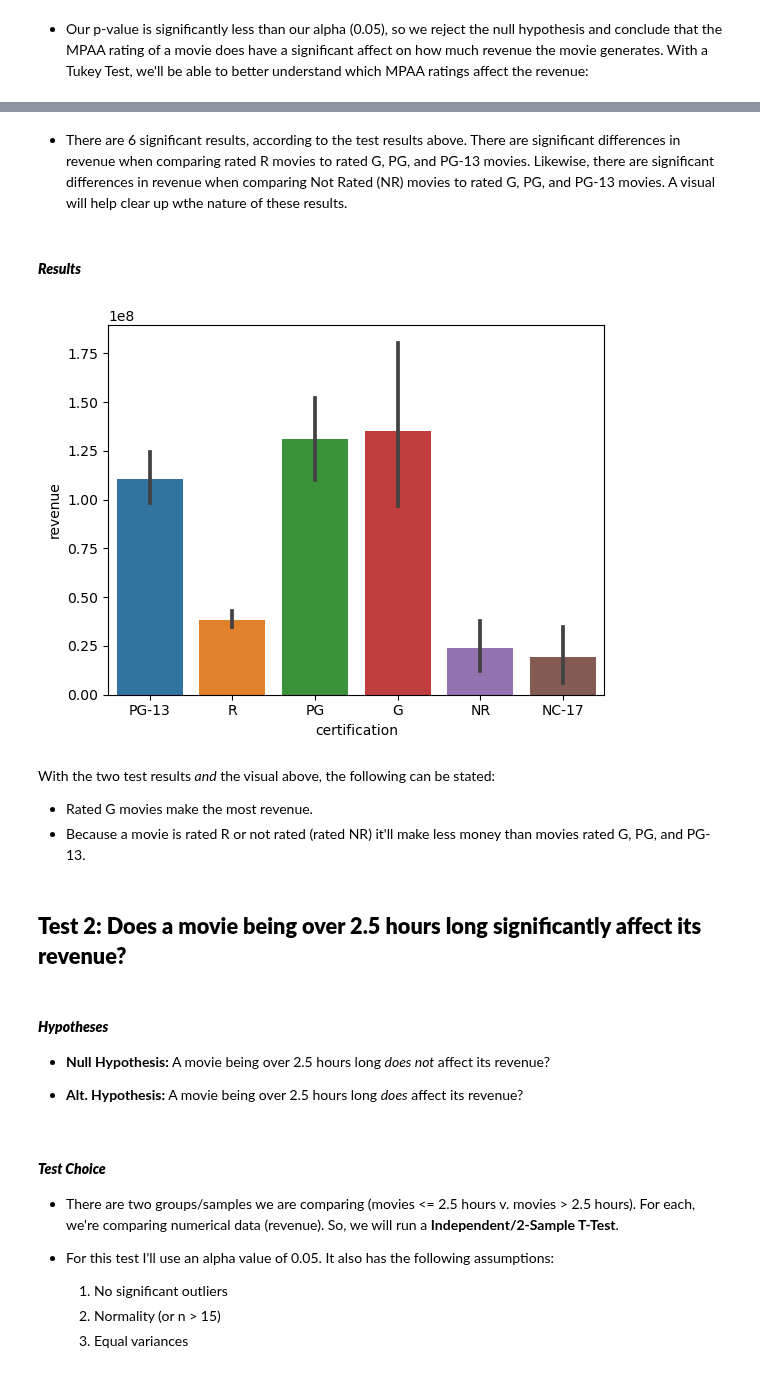
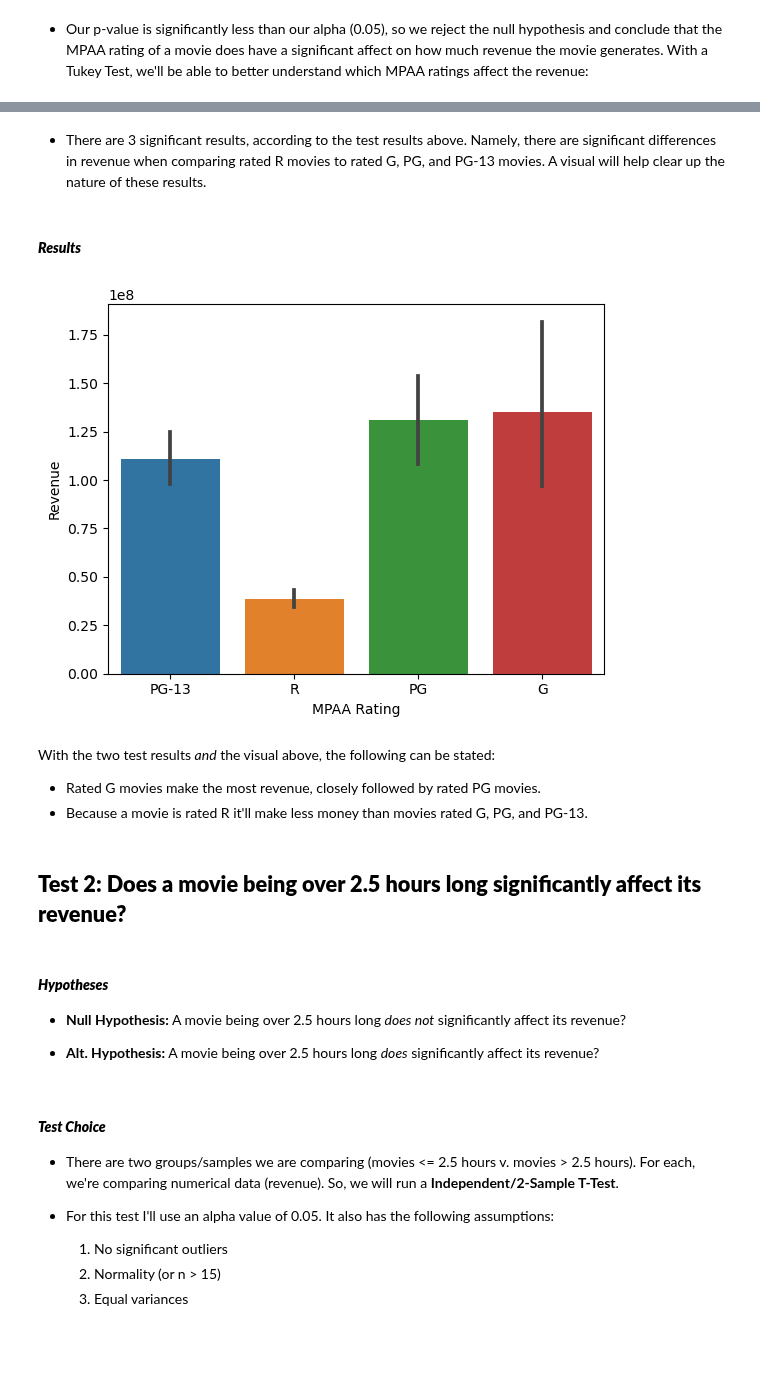
Before and after one commit to john-a-dixon/movie-success-analysis, a Jupyter notebook: 4-hypothesis-testing.ipynb, the cells around one changed output, grey strips where cells are left out. Saved outputs shown, nothing was run; the diff lists cells and outputs as text; code cells hidden in the pictures; blank space fills up the shorter version.

Commit message:
Starting the 3 hypothesis.

```diff
--- a/4-hypothesis-testing.ipynb
+++ b/4-hypothesis-testing.ipynb
@@ -66,15 +66,15 @@ pd.read_sql(query, engine)
 # %% [markdown]
 #### **_Getting Groups_**
 # %%
-# Get all movies that have a valid MPAA certification
+# Get all movies that have a valid MPAA certification (G/PG/PG-13/R)
 # and valid revenue data (revenue > $0)
 query = """
-SELECT revenue, certification
+SELECT revenue AS Revenue, certification AS 'MPAA Rating'
 FROM tmdb_data
-WHERE certification IS NOT NULL
-  AND revenue > 0.0;
+WHERE certification NOT REGEXP '(NR)|(NC-17)'
+AND revenue > 0.0;
 """
-df1 = pd.read_sql(query, engine)
+df1 = pd.read_sql(text(query), engine)
 df1.info()
 # %% [output]
 <class 'pandas.core.frame.DataFrame'>
@@ -204,25 +194,25 @@ Multiple Comparison of Means - Tukey HSD, FWER=0.05
 # %% [markdown]
-- There are 6 significant results, according to the test results above. There are significant differences in revenue when comparing rated R movies to rated G, PG, and PG-13 movies. Likewise, there are significant differences in revenue when comparing Not Rated (NR) movies to rated G, PG, and PG-13 movies. A visual will help clear up wthe nature of these results.
+- There are 3 significant results, according to the test results above. Namely, there are significant differences in revenue when comparing rated R movies to rated G, PG, and PG-13 movies. A visual will help clear up the nature of these results.
 # %% [markdown]
 #### **_Results_**
 # %%
 # Show the differences in revenue across MPAA ratings
-sns.barplot(data=df1, x="certification", y="revenue");
+sns.barplot(data=df1, x="MPAA Rating", y="Revenue");
 # %% [output]
-[figure, old version]
+[figure, new version]
 # %% [markdown]
 With the two test results _and_ the visual above, the following can be stated:
-- Rated G movies make the most revenue.
-- Because a movie is rated R or not rated (rated NR) it'll make less money than movies rated G, PG, and PG-13.
+- Rated G movies make the most revenue, closely followed by rated PG movies.
+- Because a movie is rated R it'll make less money than movies rated G, PG, and PG-13.
 # %% [markdown]
 ## **Test 2: Does a movie being over 2.5 hours long significantly affect its revenue?**
 # %% [markdown]
 #### **_Hypotheses_**
 
 
-- **Null Hypothesis:** A movie being over 2.5 hours long _does not_ affect its revenue?
+- **Null Hypothesis:** A movie being over 2.5 hours long _does not_ significantly affect its revenue?
 
-- **Alt. Hypothesis:** A movie being over 2.5 hours long _does_ affect its revenue?
+- **Alt. Hypothesis:** A movie being over 2.5 hours long _does_ significantly affect its revenue?
 # %% [markdown]
 #### **_Test Choice_**
 
```
Also changed, not shown: parts of 26 cells of this notebook.
